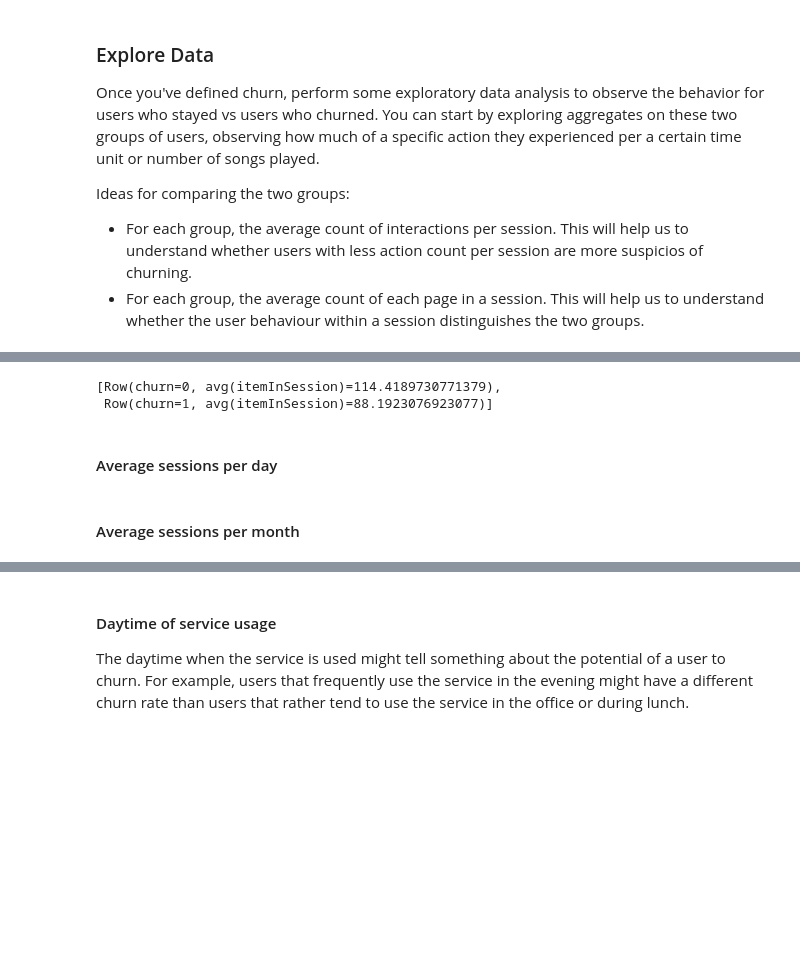
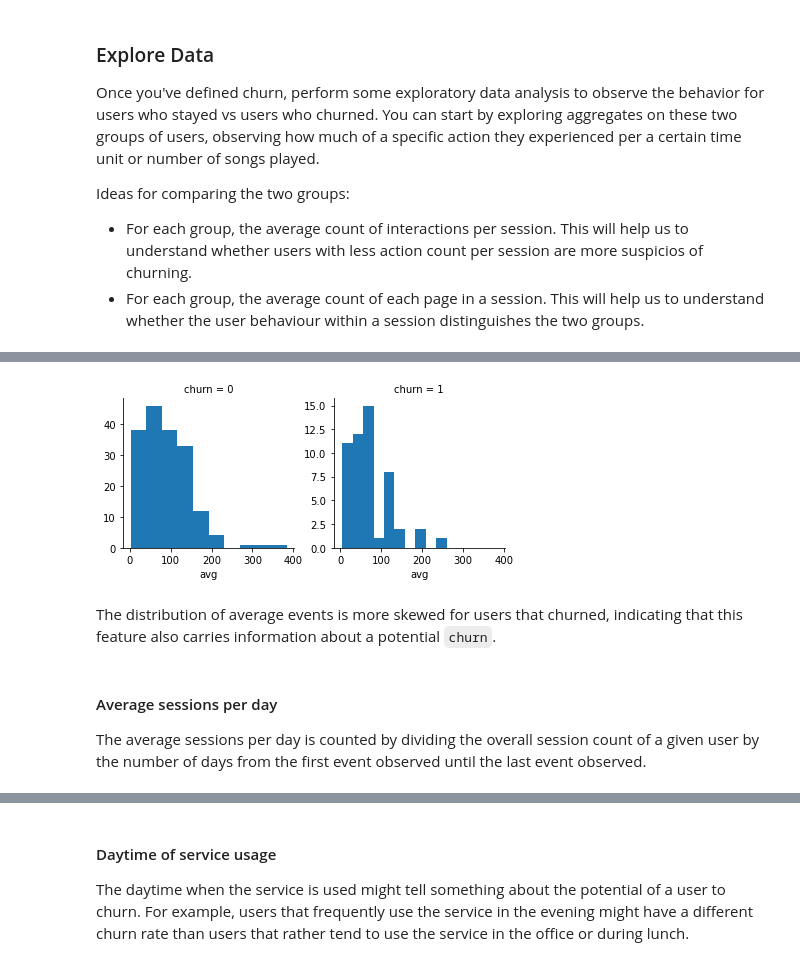
Before and after one commit to philippmarcus/dsnd-sparkify, a Jupyter notebook: Sparkify.ipynb, the cells around one changed output, grey strips where cells are left out. Drawn from its saved outputs; the diff is of its cells as text; code cells hidden in the pictures; blank space fills up the shorter version.

Commit message:
Implemented a first working version and removed sample data.

```diff
--- a/Sparkify.ipynb
+++ b/Sparkify.ipynb
@@ -291,11 +296,7 @@ g.map(plt.hist, "avg(length)");
 # %%
-spark.sql('''
-          SELECT churn, AVG(itemInSession)
+# For each user for each session, extract the average number of items to Pandas
+items_per_sess_pd = spark.sql('''
+          SELECT churn, userId, AVG(itemInSession) as avg
           FROM df_table
-          GROUP BY churn
-          ''').collect()
+          GROUP BY churn, userId
+          ''').toPandas()
-# %% [output]
-[Row(churn=0, avg(itemInSession)=114.4189730771379),
- Row(churn=1, avg(itemInSession)=88.1923076923077)]
-# %% [markdown]
-#### Average sessions per day
@@ -304,2 +302,0 @@ spark.sql('''
-# %% [markdown]
-#### Average sessions per month
@@ -307,0 +303,12 @@ spark.sql('''
+# %%
+# visualize the distribution of length between two groups of users
+g = sns.FacetGrid(items_per_sess_pd, col="churn", sharey=False)
+g.map(plt.hist, "avg");
+# %% [output]
+[figure, added]
+# %% [markdown]
+The distribution of average events is more skewed for users that churned, indicating that this feature also carries information about a potential `churn`.
+# %% [markdown]
+#### Average sessions per day
+
+The average sessions per day is counted by dividing the overall session count of a given user by the number of days from the first event observed until the last event observed.
```
Also changed, not shown: parts of 54 cells of this notebook.
